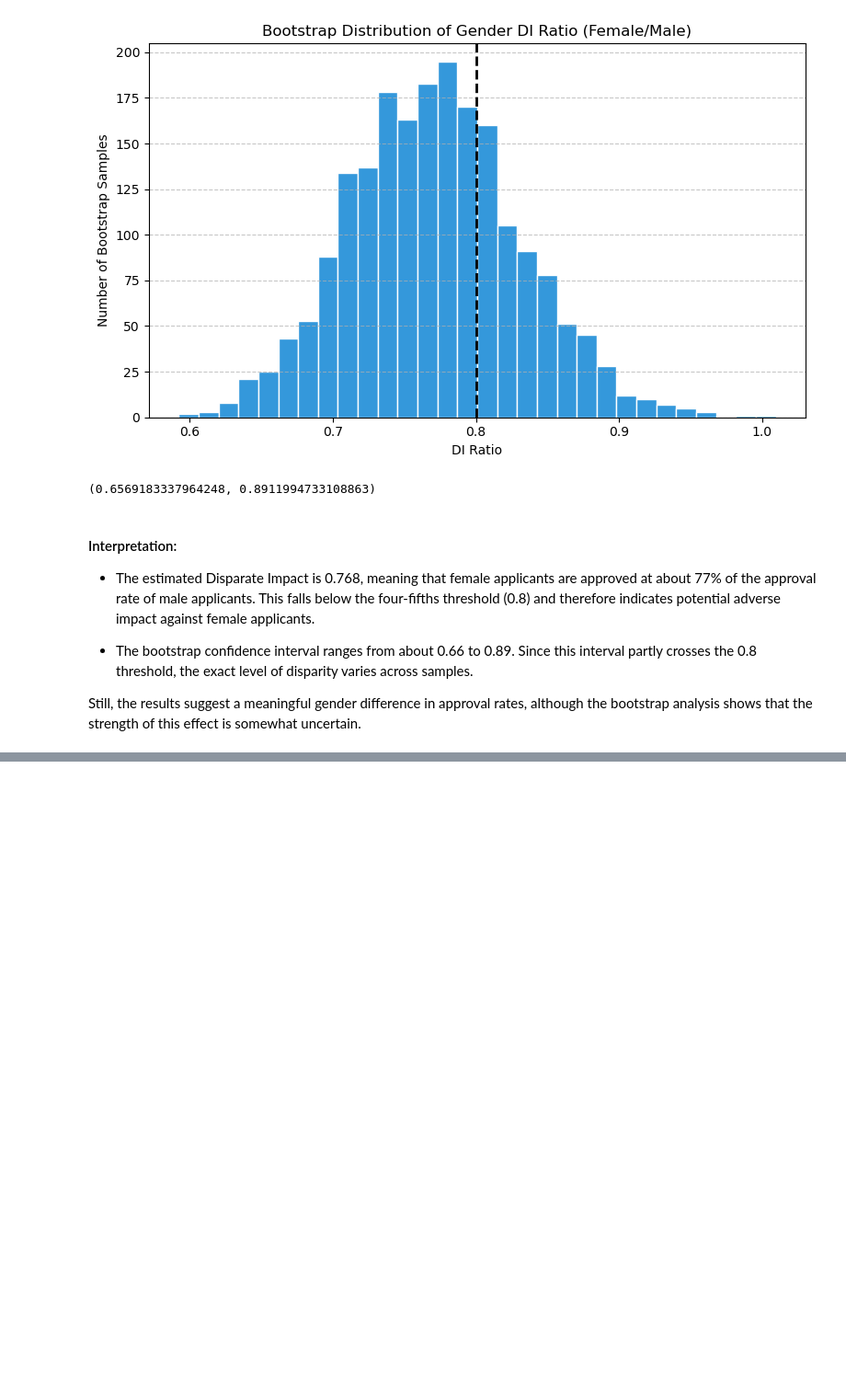
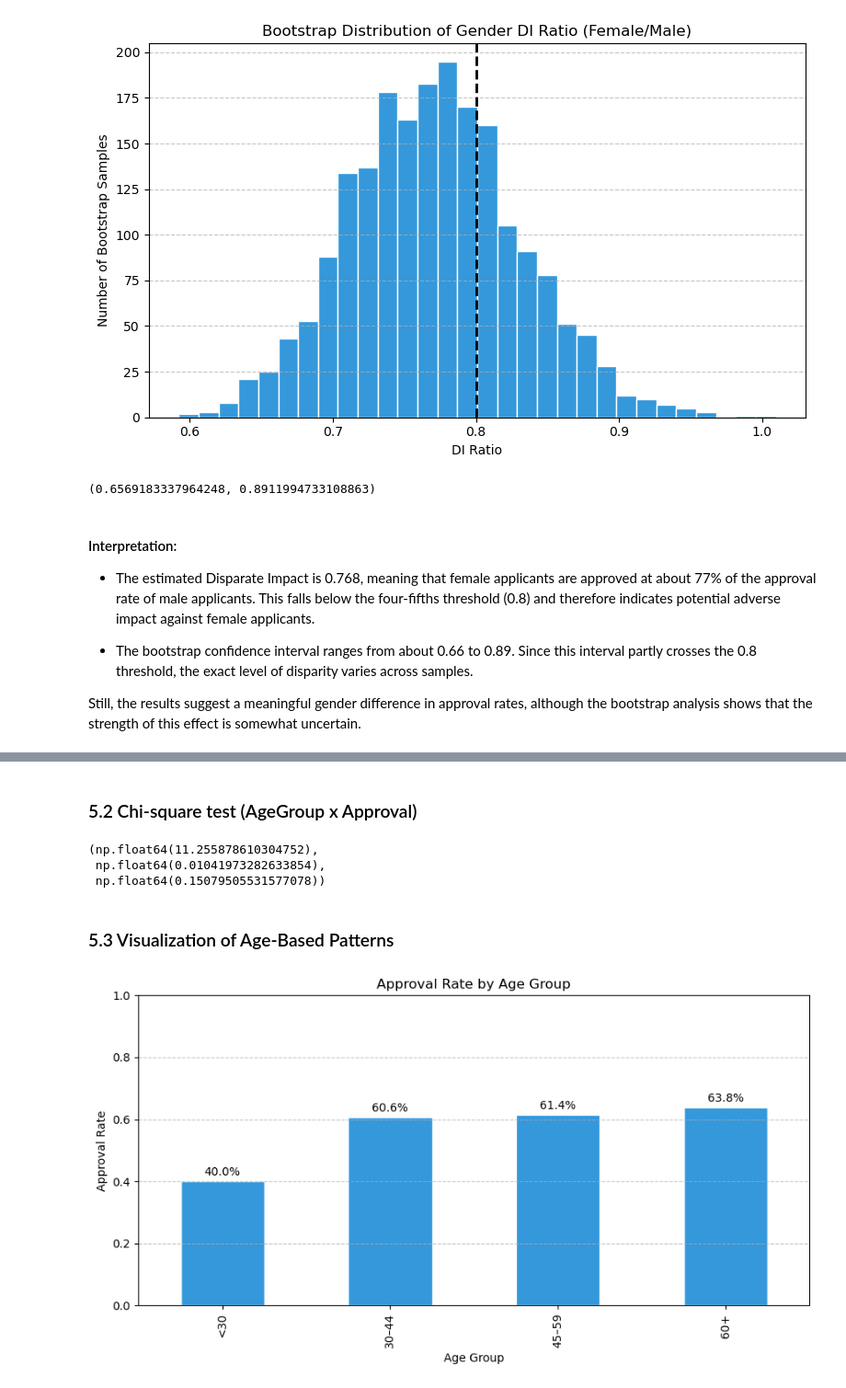
Before and after one commit to margarida-passos-cunha/dego-project-team9, a Jupyter notebook: notebooks/02-bias-analysis.ipynb, the cells around one changed output, grey strips where cells are left out. Shown at 92% size. Cells and saved outputs as stored; diff of their text form; code cells hidden in the pictures; blank space fills up the shorter version.

Commit message:
Analyze age-based approval patterns with statistical test and plot

```diff
--- a/notebooks/02-bias-analysis.ipynb
+++ b/notebooks/02-bias-analysis.ipynb
@@ -287,0 +295,5 @@ Still, the results suggest a meaningful gender difference in approval rates, alt
+# %%
+approval_by_age_group = df_main.groupby("age_group", observed=False)["loan_approved"].mean()
+counts_by_age_group = df_main["age_group"].value_counts().sort_index()
+
+approval_by_age_group, counts_by_age_group
@@ -287,0 +313,32 @@ Still, the results suggest a meaningful gender difference in approval rates, alt
+# %% [markdown]
+### 5.2 Chi-square test (AgeGroup x Approval)
+# %%
+ct_age = pd.crosstab(df_main["age_group"], df_main["loan_approved"])
+chi2_age, p_age, dof_age, expected_age = stats.chi2_contingency(ct_age)
+
+# Cramér's V for kx2
+n_age = ct_age.to_numpy().sum()
+r_age, k_age = ct_age.shape
+cramers_v_age = np.sqrt((chi2_age / n_age) / (min(r_age-1, k_age-1)))
+
+chi2_age, p_age, cramers_v_age
+# %% [output]
+(np.float64(11.255878610304752),
+ np.float64(0.01041973282633854),
+ np.float64(0.15079505531577078))
+# %% [markdown]
+### 5.3 Visualization of Age-Based Patterns
+# %%
+fig, ax = plt.subplots(figsize=(9, 5))
+approval_by_age_group.loc[["<30","30–44","45–59","60+"]].plot(kind="bar", ax=ax, color="#3498db", edgecolor="white")
+ax.set_title("Approval Rate by Age Group")
+ax.set_xlabel("Age Group")
+ax.set_ylabel("Approval Rate")
+ax.set_ylim(0, 1)
+ax.grid(axis="y", linestyle="--", alpha=0.7)
+for container in ax.containers:
+    ax.bar_label(container, labels=[f"{v:.1%}" for v in approval_by_age_group.loc[["<30","30–44","45–59","60+"]]], padding=3)
+plt.tight_layout()
+plt.show()
+# %% [output]
+[figure, added]
```
Also changed, not shown: parts of 4 cells of this notebook.
